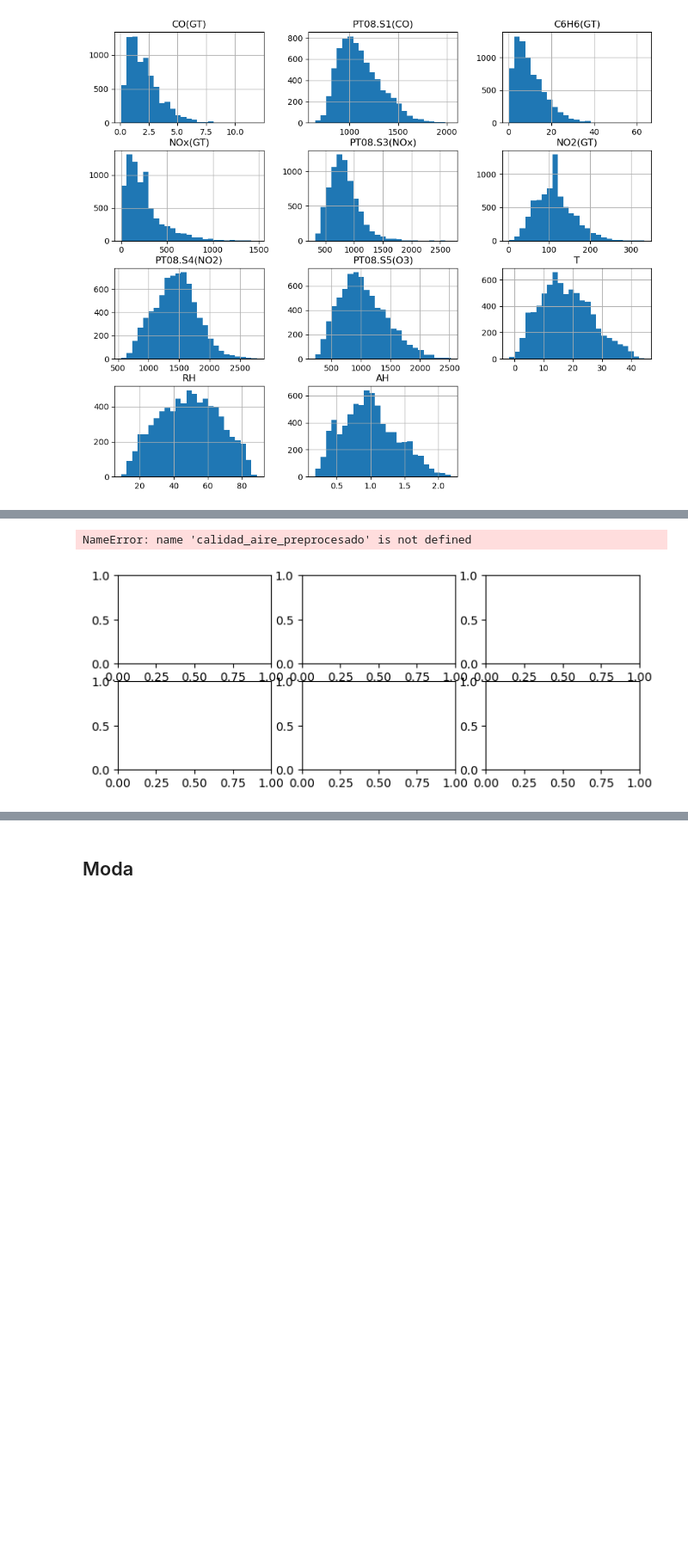
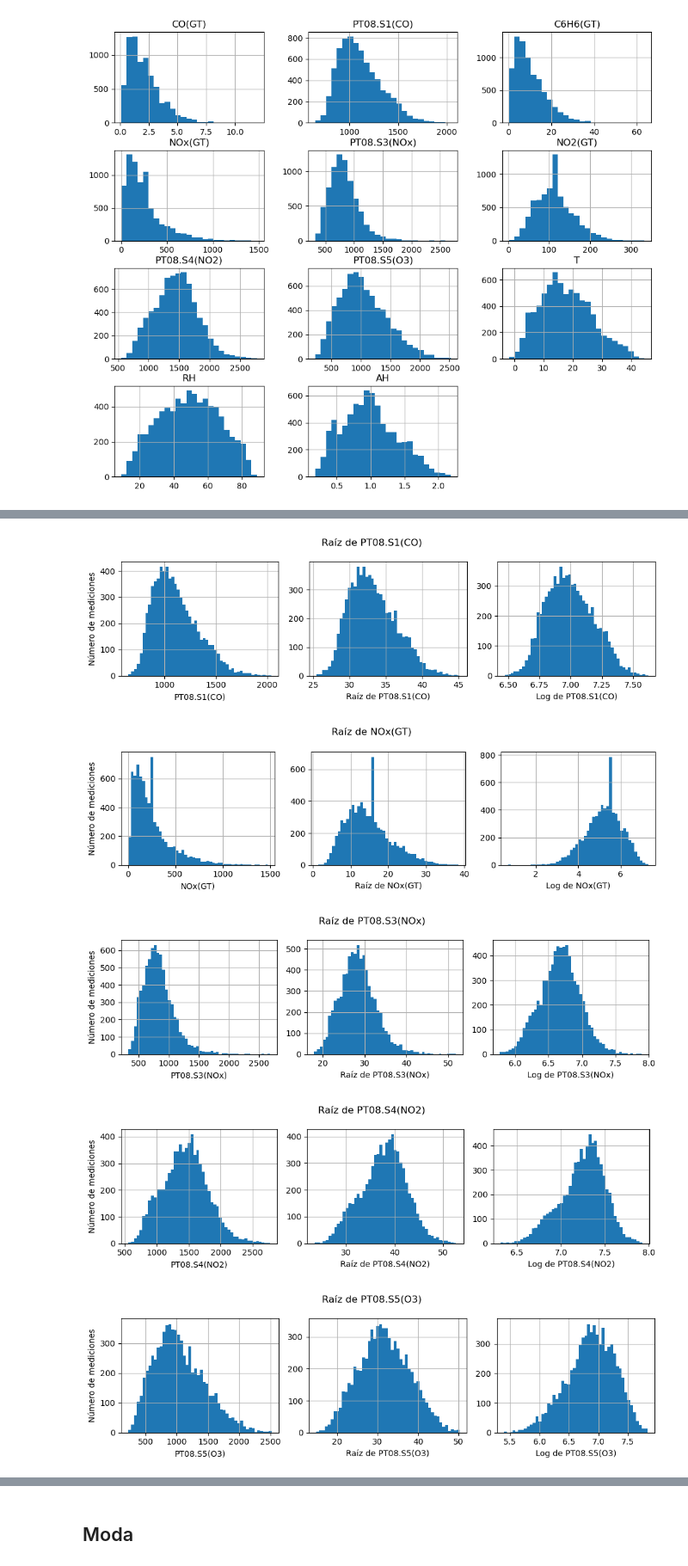
Before and after one commit to JuanPabloRodriguezC/rec_patrones_lab, a Jupyter notebook: Proyecto/proyecto.ipynb, the cells around one changed output, grey strips where cells are left out. Shown at 86% size. Saved outputs shown, nothing was run; the diff lists cells and outputs as text; code cells hidden in the pictures; blank space fills up the shorter version.

Commit message:
procesa columnas de tiempo calidad de aire

```diff
--- a/Proyecto/proyecto.ipynb
+++ b/Proyecto/proyecto.ipynb
@@ -173,7 +173,8 @@ En tercer lugar, se nota que hay 9 features con 366 instancias que contienen est
 # %%
 calidad_aire_preprocesado.drop("NMHC(GT)", axis=1,inplace=True)
 # %%
-condition = calidad_aire_preprocesado[['CO(GT)']].eq(null_code).all(axis=1)
+codigo_nulo = -200
+condition = calidad_aire_preprocesado[['CO(GT)']].eq(codigo_nulo).all(axis=1)
 # %%
 calidad_aire_preprocesado = calidad_aire_preprocesado[~condition]
 del condition
@@ -191,7 +190,7 @@ print(f"Las columnas comparten la misma fila con el valor -200: {all_same}")
 # %% [output]
 Las columnas comparten la misma fila con el valor -200: True
 # %%
-condition = calidad_aire_preprocesado[['PT08.S2(NMHC)']].eq(null_code).all(axis=1)
+condition = calidad_aire_preprocesado[['PT08.S2(NMHC)']].eq(codigo_nulo).all(axis=1)
 # %%
 calidad_aire_preprocesado = calidad_aire_preprocesado[~condition]
 del condition
@@ -248,3 +227 @@ Se puede notar que existe una correlación muy fuerte de 0.98 entre los features
-# %%
-calidad_aire_preprocesado.drop('PT08.S2(NMHC)', axis=1, inplace=True)
 # %%
@@ -273,19 +250,24 @@ plt.show()
 # %%
-columnas_a_transformar_sqrt = ["PT08.S1(CO)","NOx(GT)", "PT08.S3(NOx)","PT08.S4(NO2)", "PT08.S5(O3)"]
+columnas_a_transformar = ["PT08.S1(CO)", "NOx(GT)", "PT08.S3(NOx)","PT08.S4(NO2)", "PT08.S5(O3)"]
 
 for columna in columnas_a_transformar_sqrt:
-    fig, axs = plt.subplots(3, 2, figsize=(8, 3))
+    fig, axs = plt.subplots(1, 3, figsize=(10, 3))
 
     calidad_aire_preprocesado[columna].hist(ax=axs[0], bins=50)
     calidad_aire_preprocesado[columna].apply(np.sqrt).hist(ax=axs[1], bins=50)
+    calidad_aire_preprocesado[columna].apply(np.log).hist(ax=axs[2], bins=50)
 
     axs[0].set_xlabel(columna)
-    axs[1].set_xlabel(f"Log de {columna}")
+    axs[1].set_xlabel(f"Raíz de {columna}")
+    axs[2].set_xlabel(f"Log de {columna}")
     axs[0].set_ylabel("Número de mediciones")
 
     plt.suptitle(f"Raíz de {columna}")
     plt.tight_layout()
     plt.show()
 # %% [output]
-NameError: name 'calidad_aire_preprocesado' is not defined
-[figure, old version]
+[figure, new version]
+[figure, added]
+[figure, added]
+[figure, added]
+[figure, added]
```
Also changed, not shown: parts of 28 cells of this notebook.
